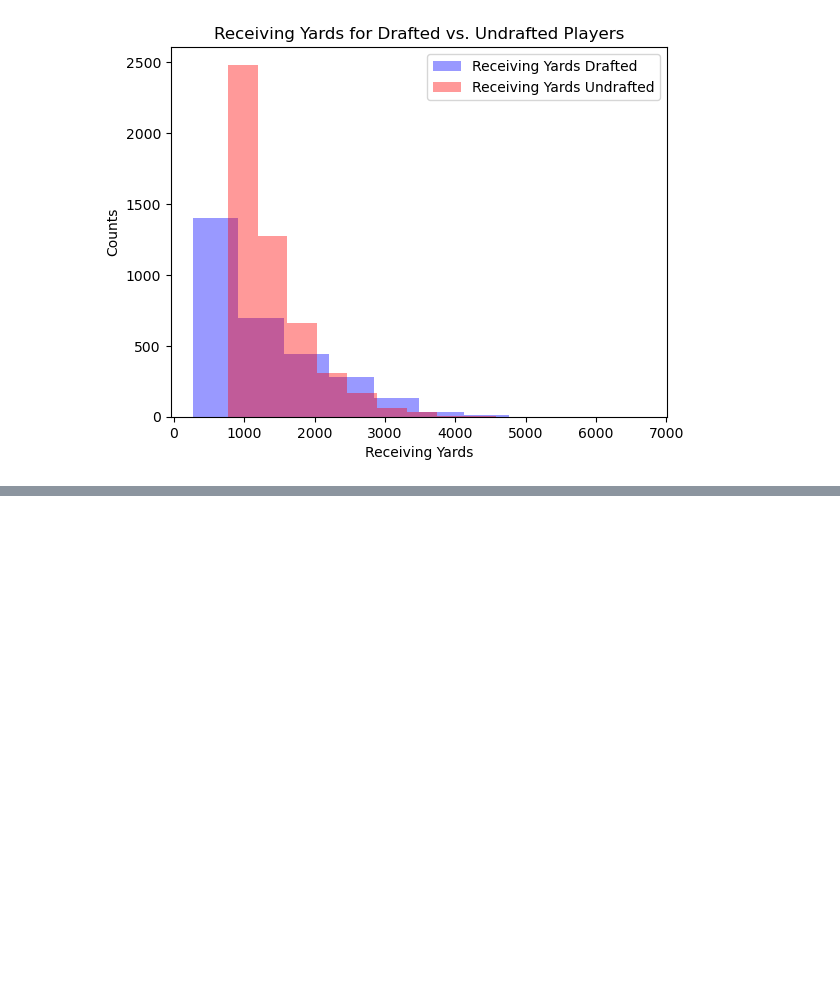
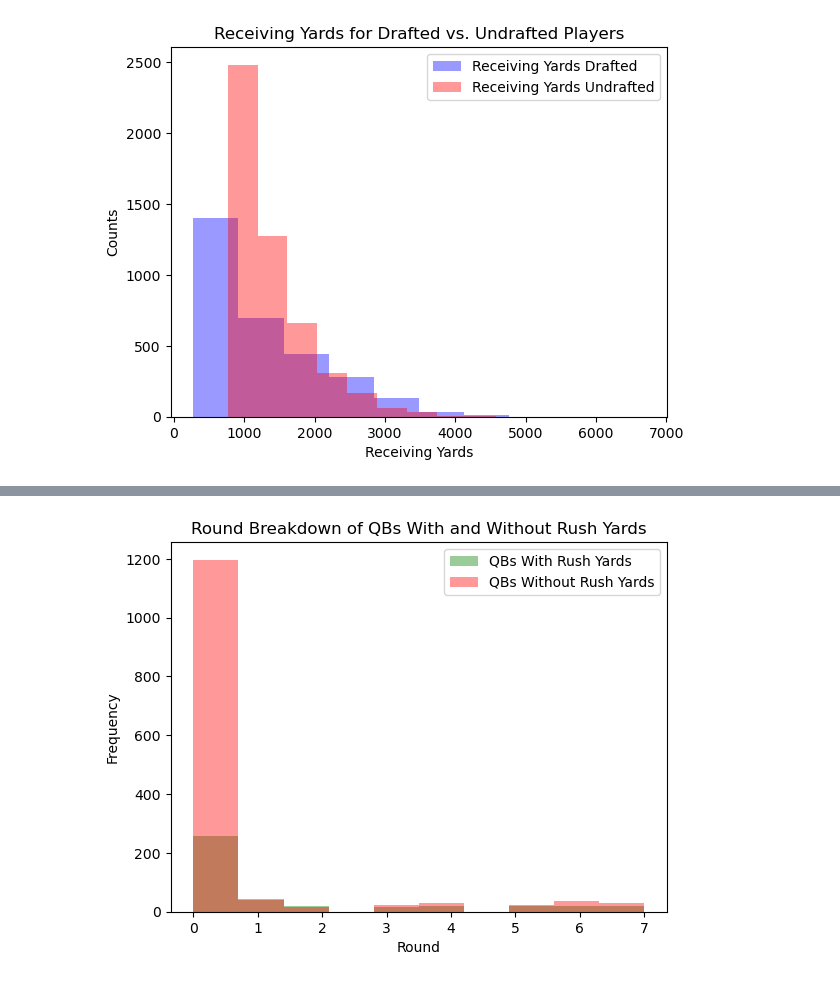
Before and after one commit to ckourkou/DATA-1030-Final-Project, a Jupyter notebook: Draft Round Project.ipynb, the cells around one changed output, grey strips where cells are left out. Saved outputs shown, nothing was run; the diff lists cells and outputs as text; code cells hidden in the pictures; blank space fills up the shorter version.

```diff
--- a/Draft Round Project.ipynb
+++ b/Draft Round Project.ipynb
@@ -385,0 +469,15 @@ dtype: float64
+# %%
+# QBs with and without rushing yards (Drafted and Undrafted)
+plt.hist(all_players[(all_players['Rush_Yds'].notna()) & \
+                     (all_players['Pos'] == 'QB')]['Round'], label='QBs With Rush Yards', \
+                        alpha = 0.4, color = 'green')
+plt.hist(all_players[(all_players['Rush_Yds'].isna()) & \
+                     (all_players['Pos'] == 'QB')]['Round'], label='QBs Without Rush Yards', \
+                        alpha = 0.4, color = 'red')
+plt.xlabel('Round')
+plt.ylabel('Frequency')
+plt.title('Round Breakdown of QBs With and Without Rush Yards')
+plt.legend()
+plt.show()
+# %% [output]
+[figure, added]
```
Also changed, not shown: parts of 12 cells of this notebook.
